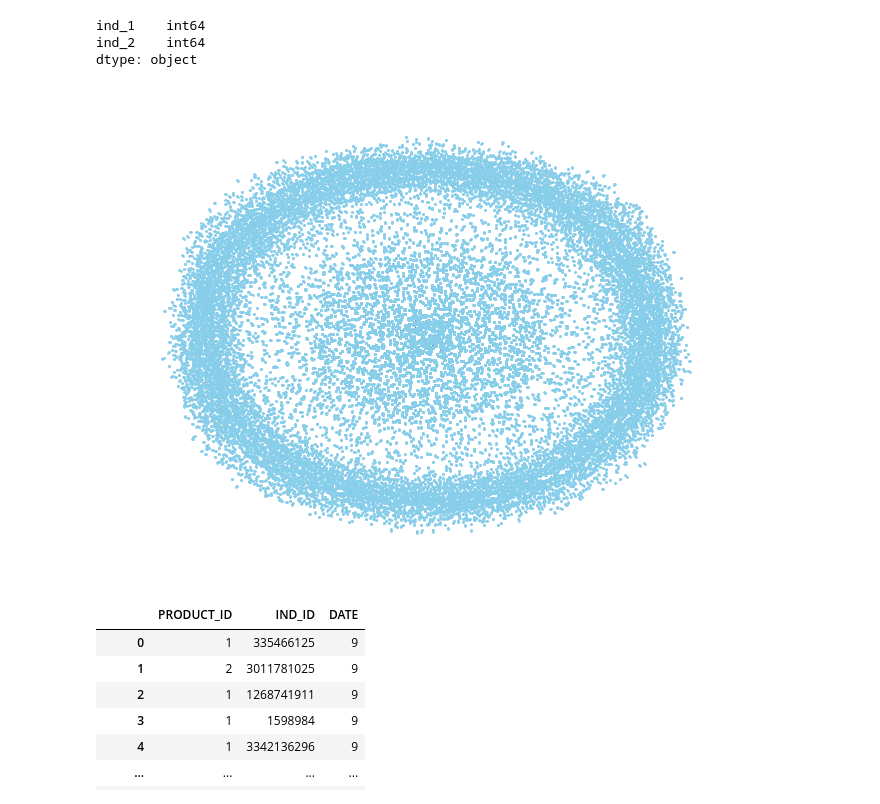
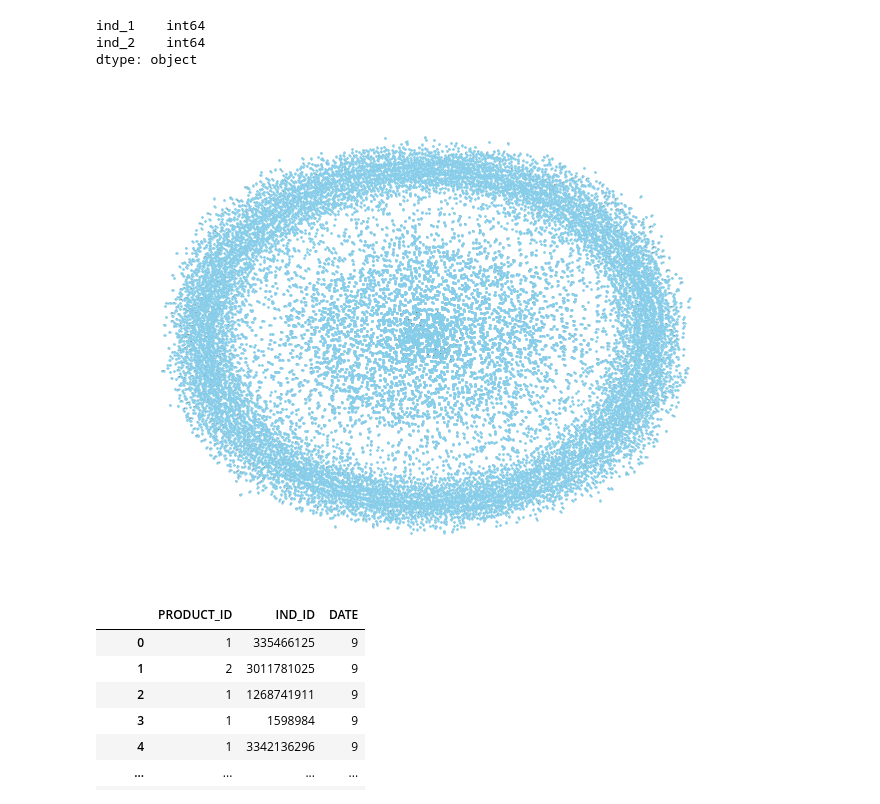
Before and after one commit to dursunkoc/copt, a Jupyter notebook: notebook/data_wrangler.ipynb, the cells around one changed output. Cells and saved outputs as stored; diff of their text form; code cells hidden in the pictures.

```diff
--- a/notebook/data_wrangler.ipynb
+++ b/notebook/data_wrangler.ipynb
@@ -69,32 +60,32 @@ G = nx.from_pandas_edgelist(df_duple_links, 'ind_1', 'ind_2', create_using=nx.Gr
 # %%
 import matplotlib.pyplot as plt
 import random
 
 #nx.draw(G, with_labels=True, font_weight='bold')
 #plt.show()
 
 
 
 # Find connected components
 connected_components = list(nx.connected_components(G))
 
 # Filter nodes that are part of at least one connected component
 nodes_to_draw = [node for component in connected_components for node in component]
 
 # Create a subgraph with the connected nodes
 subgraph = G.subgraph(nodes_to_draw)
 
 # Customize node size and other attributes
-node_size = 1  # You can adjust the size of the nodes
+node_size = .5  # You can adjust the size of the nodes
 node_color = 'skyblue'
 edge_color = 'gray'
 
 # Draw the subgraph with customized attributes
 nx.draw(subgraph, with_labels=False, font_weight='bold', node_size=node_size, node_color=node_color, edge_color=edge_color)
 
 plt.show()
 # %% [output]
-[figure, old version]
+[figure, new version]
 # %%
 sales_df
 # %% [output]
```
Also changed, not shown: parts of 1 cell of this notebook, 53 other files.
